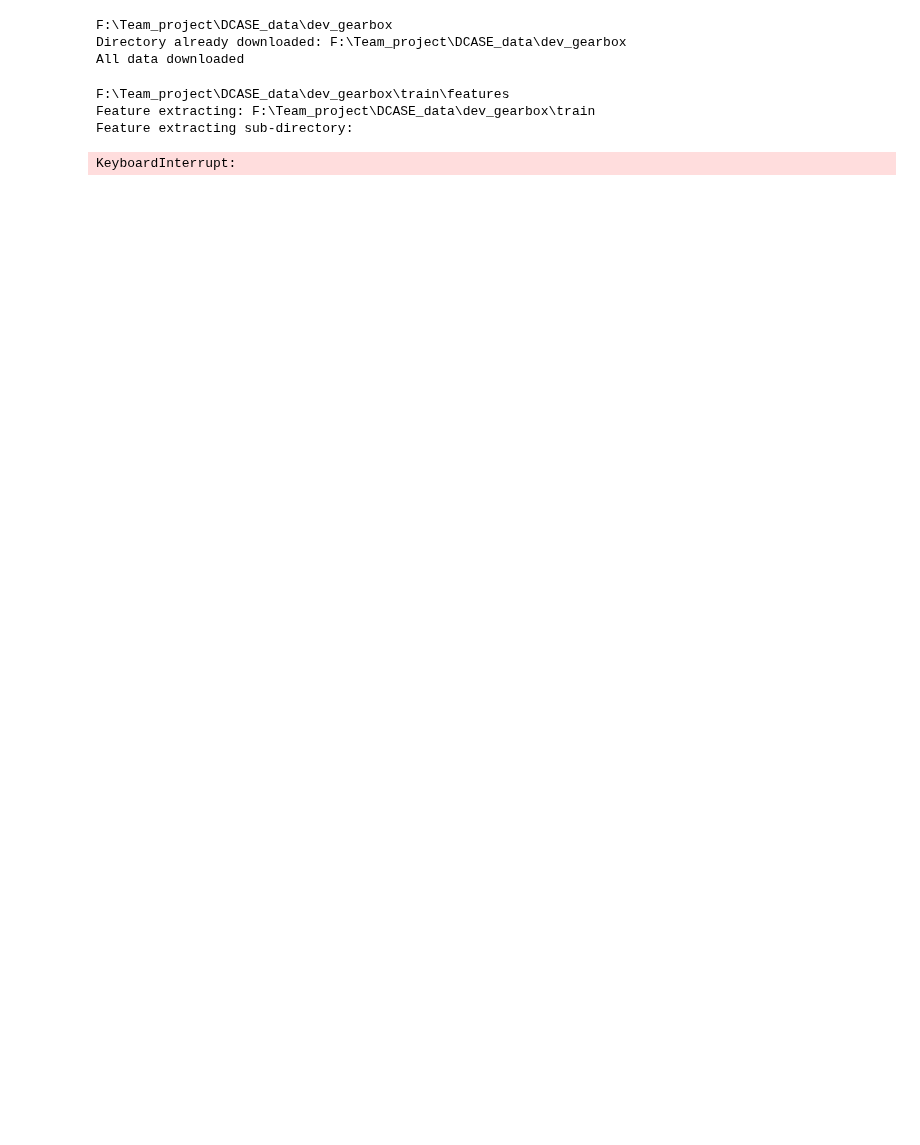
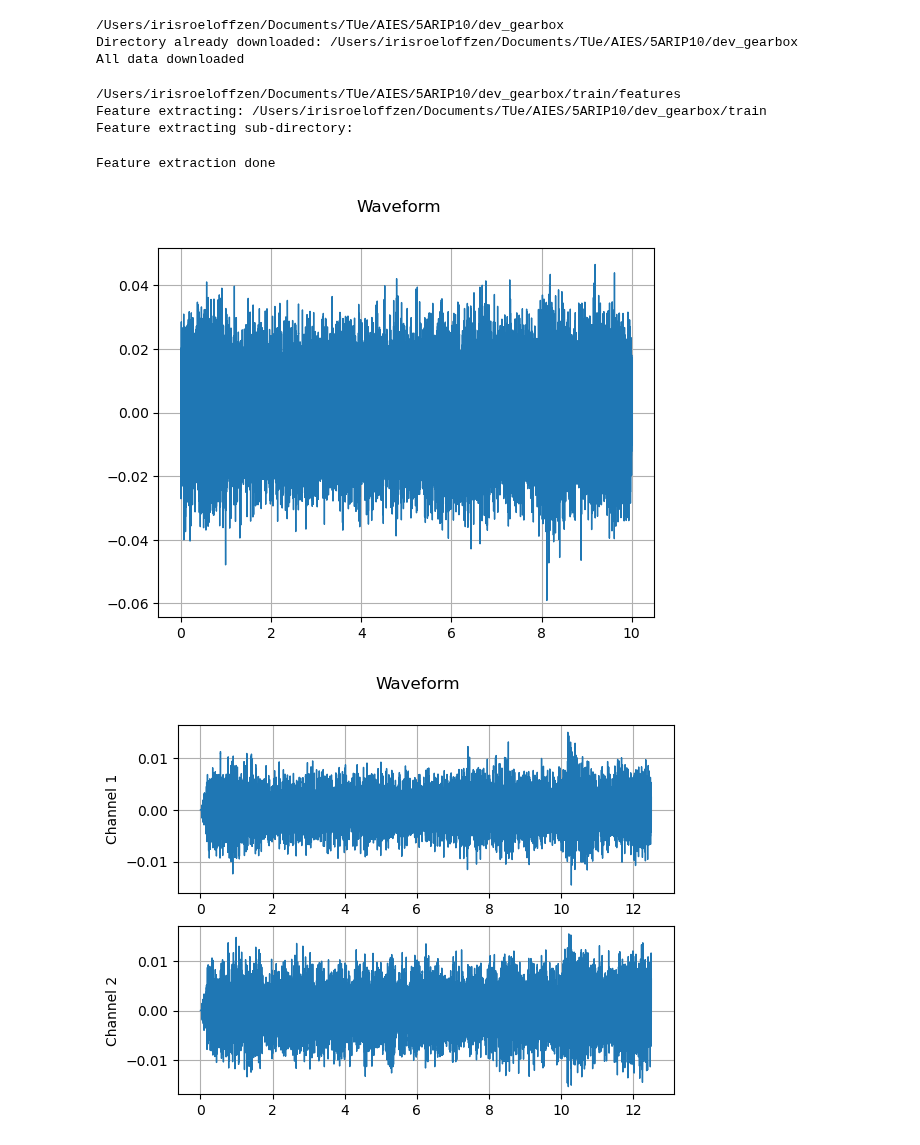
Before and after one commit to FlyingFish760/5ARIP10, a Jupyter notebook: Feature_extraction.ipynb, the cells around one changed output. Drawn from its saved outputs; the diff is of its cells as text; code cells hidden in the pictures; blank space fills up the shorter version.

Commit message:
try different noise reductions using torchaudio.sox_effects

```diff
--- a/Feature_extraction.ipynb
+++ b/Feature_extraction.ipynb
@@ -17,7 +17,7 @@ from urllib.request import urlretrieve
 
 # Data directory. Change this to your own directory
 # You need 946.4 MB to store all data.
-dir_data = os.path.abspath("F:\Team_project\DCASE_data")
+dir_data = os.path.abspath("/Users/irisroeloffzen/Documents/TUe/AIES/5ARIP10")
 
 # URL to retrieve dev_gearbox data.
 url_dev_gearbox = 'https://zenodo.org/record/6355122/files/dev_gearbox.zip?download=1'
@@ -52,8 +52,8 @@ for dir, url in [(dir_dev_gearbox, url_dev_gearbox)]:
 # Done!
 print(f'All data downloaded')
 # %% [output]
-F:\Team_project\DCASE_data\dev_gearbox
-Directory already downloaded: F:\Team_project\DCASE_data\dev_gearbox
+/Users/irisroeloffzen/Documents/TUe/AIES/5ARIP10/dev_gearbox
+Directory already downloaded: /Users/irisroeloffzen/Documents/TUe/AIES/5ARIP10/dev_gearbox
 All data downloaded
 # %%
 ###################################################################################
@@ -103,7 +103,50 @@ for dir_file, dir_feature in [(dir_train, dir_train_feature)]:
 
 print(f'Feature extraction done')
 # %% [output]
-F:\Team_project\DCASE_data\dev_gearbox\train\features
-Feature extracting: F:\Team_project\DCASE_data\dev_gearbox\train
+/Users/irisroeloffzen/Documents/TUe/AIES/5ARIP10/dev_gearbox/train/features
+Feature extracting: /Users/irisroeloffzen/Documents/TUe/AIES/5ARIP10/dev_gearbox/train
 Feature extracting sub-directory:
-KeyboardInterrupt:
+Feature extraction done
+# %%
+# Walk though the directory and extract features of each file
+for root,_,files in  os.walk( dir_file ):
+
+    path_original = os.path.join(root,)
+    waveform,sample_rate = torchaudio.load("/Users/irisroeloffzen/Documents/TUe/AIES/5ARIP10/dev_gearbox/train/section_00_source_train_normal_0000_volt_1.0.wav")
+    # Define effects
+    effects = [
+        ["lowpass", "-1", "300"],  # apply single-pole lowpass filter
+        ["speed", "0.8"],  # reduce the speed
+        # This only changes sample rate, so it is necessary to
+        # add `rate` effect with original sample rate after this.
+        ["rate", f"{sample_rate}"],
+        ["reverb", "-w"],  # Reverbration gives some dramatic feeling
+    ]
+
+    waveform2, sample_rate2 = torchaudio.sox_effects.apply_effects_tensor(waveform, sample_rate, effects)
+
+
+def plot_waveform(waveform, sample_rate, title="Waveform", xlim=None):
+    waveform = waveform.numpy()
+
+    num_channels, num_frames = waveform.shape
+    time_axis = torch.arange(0, num_frames) / sample_rate
+
+    figure, axes = plt.subplots(num_channels, 1)
+    if num_channels == 1:
+        axes = [axes]
+    for c in range(num_channels):
+        axes[c].plot(time_axis, waveform[c], linewidth=1)
+        axes[c].grid(True)
+        if num_channels > 1:
+            axes[c].set_ylabel(f"Channel {c+1}")
+        if xlim:
+            axes[c].set_xlim(xlim)
+    figure.suptitle(title)
+    plt.show(block=False)
+
+plot_waveform(waveform, sample_rate, title="Waveform")
+plot_waveform(waveform2, sample_rate2, title="Waveform")
+# %% [output]
+[figure, added]
+[figure, added]
```
